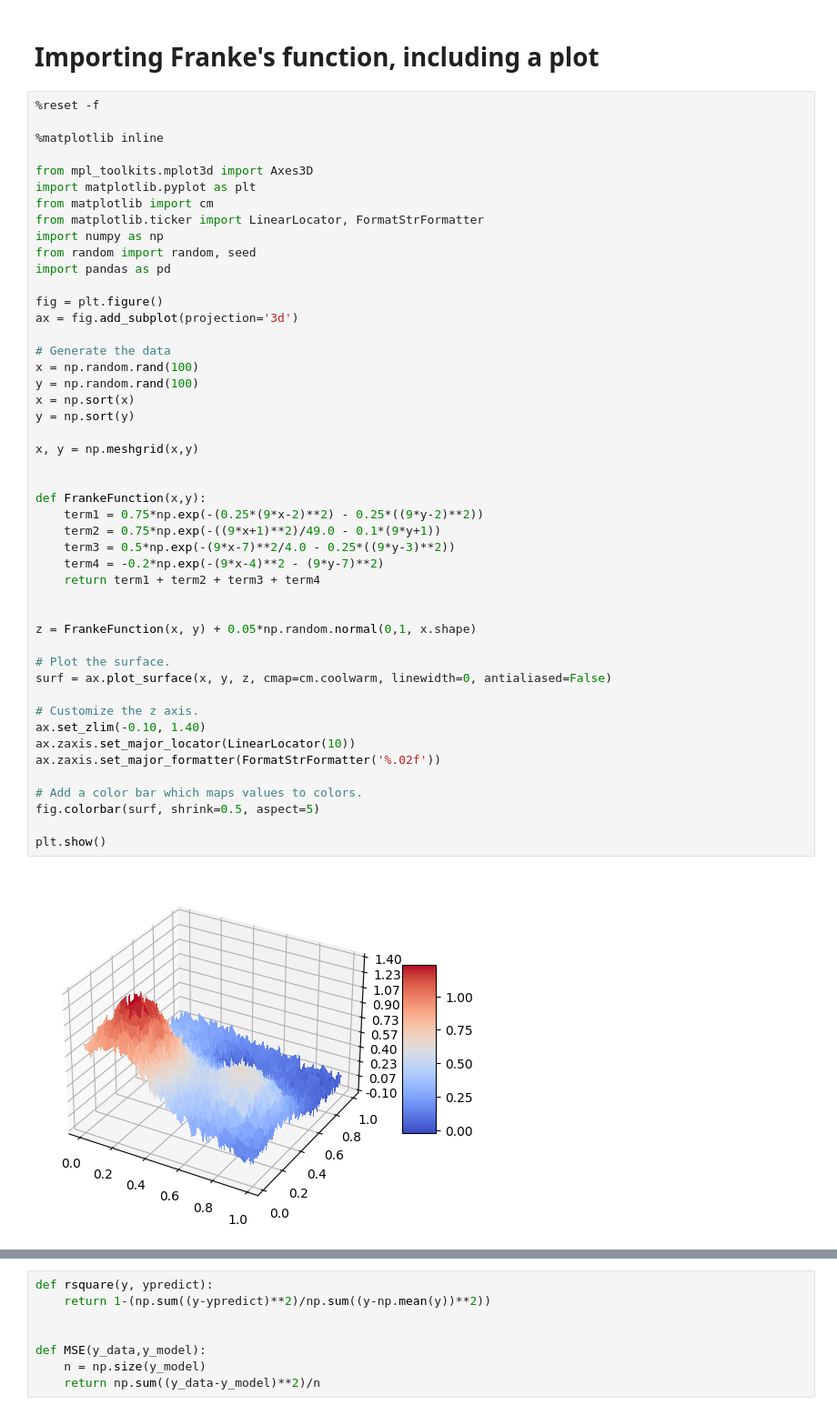
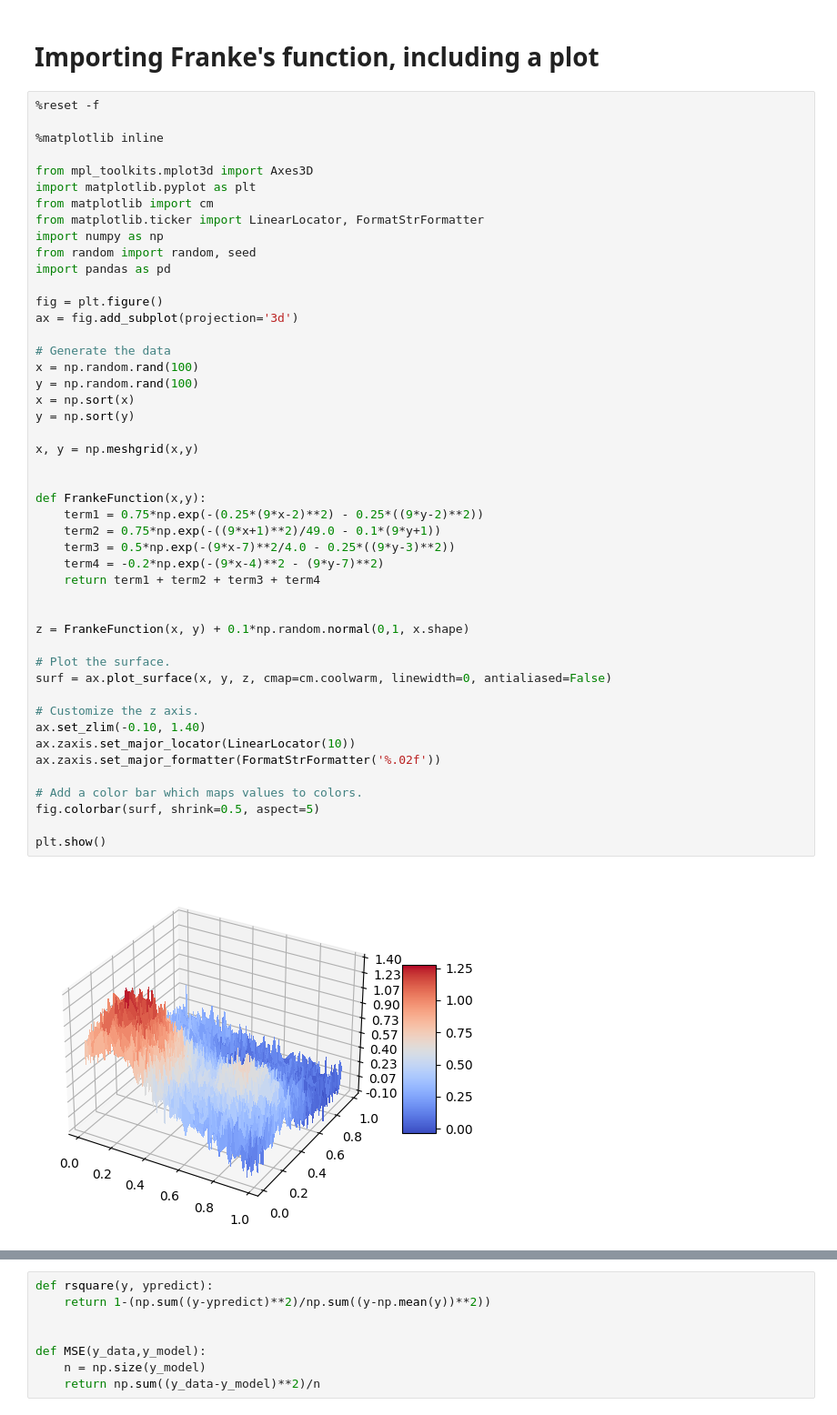
Before and after one commit to carmenpd/HWS23-MachineLearning, a Jupyter notebook: doc/carmenpd/Project-1 merged a) to c).ipynb, the cells around one changed output, grey strips where cells are left out. Shown at 91% size. Cells and saved outputs as stored; diff of their text form.

```diff
--- a/doc/carmenpd/Project-1 merged a) to c).ipynb
+++ b/doc/carmenpd/Project-1 merged a) to c).ipynb
@@ -20,35 +20,35 @@ ax = fig.add_subplot(projection='3d')
 x = np.random.rand(100)
 y = np.random.rand(100)
 x = np.sort(x)
 y = np.sort(y)
 
 x, y = np.meshgrid(x,y)
 
 
 def FrankeFunction(x,y):
     term1 = 0.75*np.exp(-(0.25*(9*x-2)**2) - 0.25*((9*y-2)**2))
     term2 = 0.75*np.exp(-((9*x+1)**2)/49.0 - 0.1*(9*y+1))
     term3 = 0.5*np.exp(-(9*x-7)**2/4.0 - 0.25*((9*y-3)**2))
     term4 = -0.2*np.exp(-(9*x-4)**2 - (9*y-7)**2)
     return term1 + term2 + term3 + term4
 
 
-z = FrankeFunction(x, y) + 0.05*np.random.normal(0,1, x.shape)
+z = FrankeFunction(x, y) + 0.1*np.random.normal(0,1, x.shape)
 
 # Plot the surface.
 surf = ax.plot_surface(x, y, z, cmap=cm.coolwarm, linewidth=0, antialiased=False)
 
 # Customize the z axis.
 ax.set_zlim(-0.10, 1.40)
 ax.zaxis.set_major_locator(LinearLocator(10))
 ax.zaxis.set_major_formatter(FormatStrFormatter('%.02f'))
 
 # Add a color bar which maps values to colors.
 fig.colorbar(surf, shrink=0.5, aspect=5)
 
 plt.show()
 # %% [output]
-[figure, old version]
+[figure, new version]
 # %% [markdown]
 # Exercise a)
 
```
Also changed, not shown: parts of 4 cells of this notebook, 1 other file.
